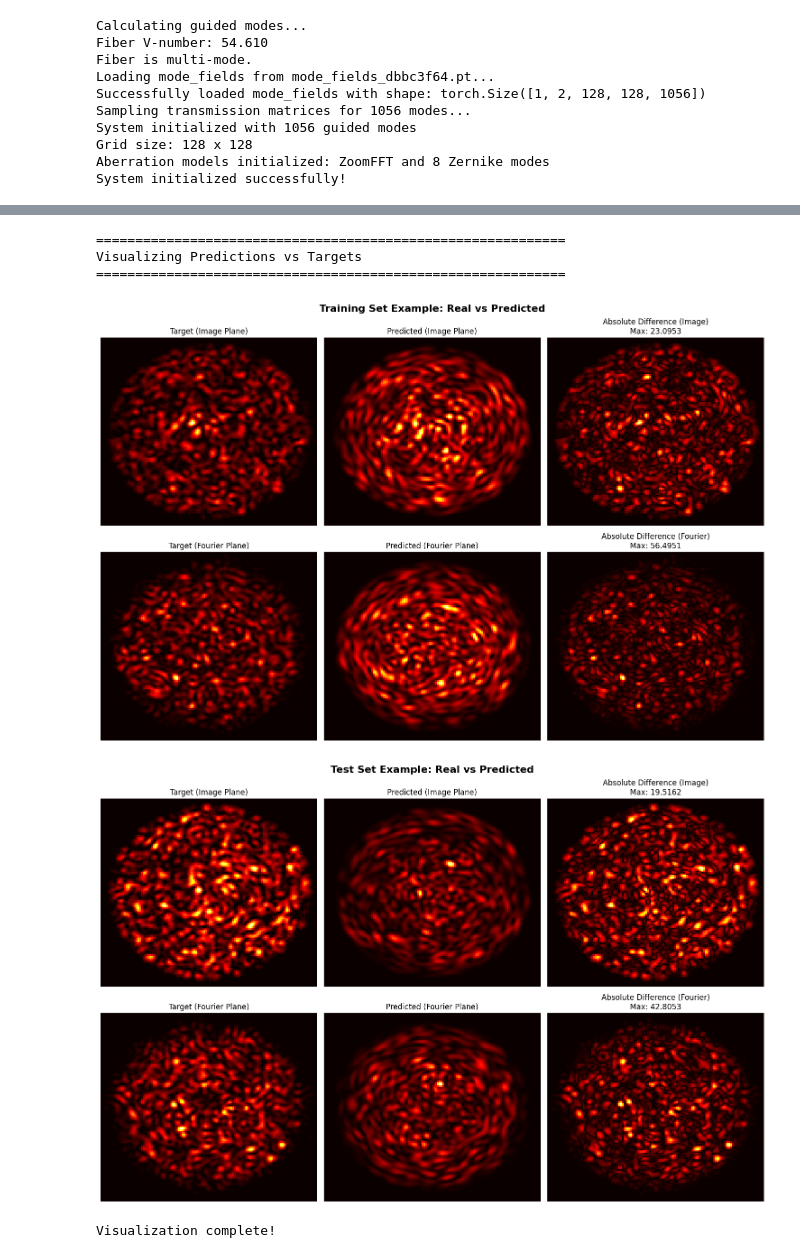
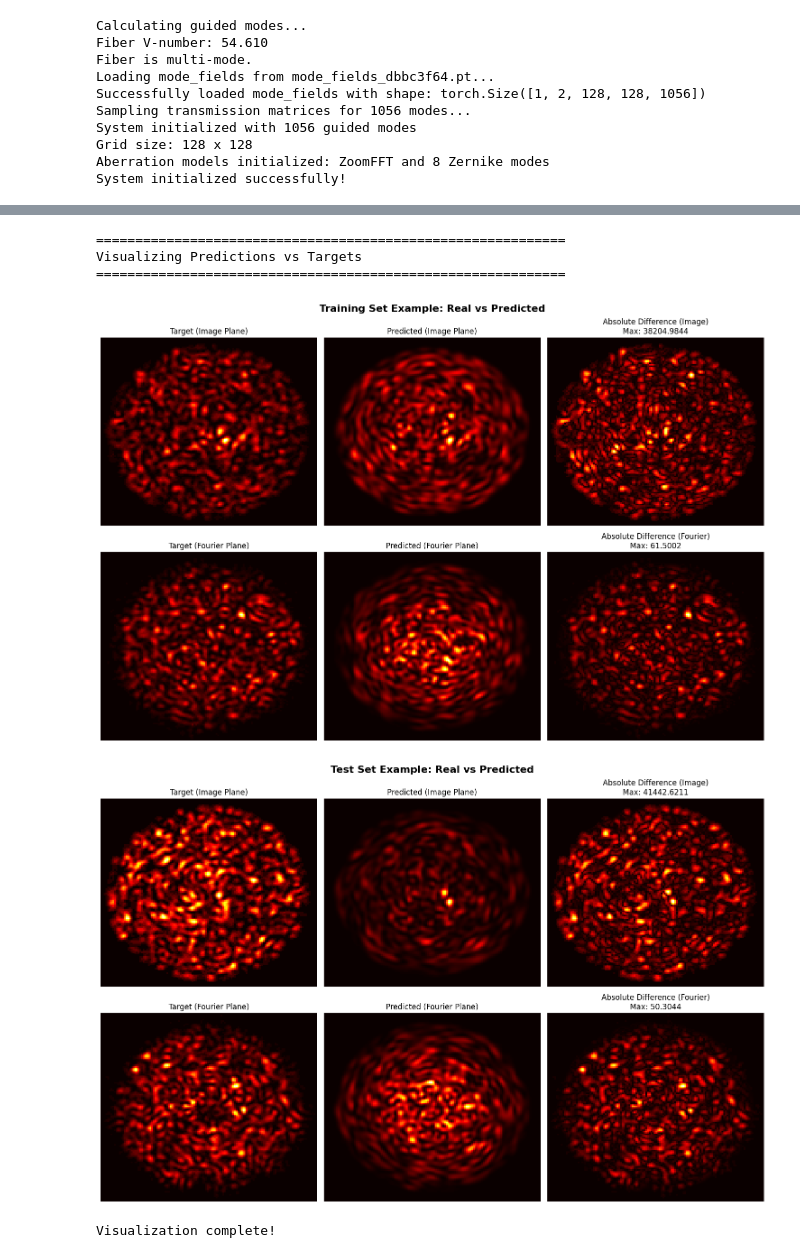
Before and after one commit to dvirmarsh/TM_aquisition, a Jupyter notebook: TM_retrieve.ipynb, the cells around one changed output, grey strips where cells are left out. Drawn from its saved outputs; the diff is of its cells as text; code cells hidden in the pictures.

```diff
--- a/TM_retrieve.ipynb
+++ b/TM_retrieve.ipynb
@@ -75,8 +76,11 @@ def load_real_mmf_data(h5_file_path: str, experiment_group: str, train_test_spli
 
         # Load the three datasets
         slm_phase = group[slm_key][:]  # (N, H, W)
-        intensity_image = group[img_key][:]*im_factor  # (N, H, W)
+        slm_phase = np.flip(slm_phase, axis=(-2,-1))  # flip because of the 4F system
+        intensity_image = group[img_key][:]  # (N, H, W)
+        intensity_image = np.flip(intensity_image, axis=(-2,-1))  # flip because of the 4F system and BS
         intensity_fourier = group[fourier_key][:]  # (N, H, W)
+        intensity_fourier = np.flip(intensity_fourier, axis=(-2,-1))  # flip because of the 4F system and BS
 
         print(f"Using dataset keys: {slm_key}, {img_key}, {fourier_key}")
 
@@ -90,6 +94,7 @@ def load_real_mmf_data(h5_file_path: str, experiment_group: str, train_test_spli
         if slm_phase.dtype == np.uint8 or slm_phase.dtype == 'uint8':
             print("Converting uint8 phase masks to phase values (0-255 -> 0 to 2π*255/256)...")
             slm_phase = slm_phase.astype(np.float32) * 2 * np.pi / 256.0
+            print(f"slm_phase max: {slm_phase.max()} | slm_phase min: {slm_phase.min()}")
         elif slm_phase.max() <= 1.0 and slm_phase.min() >= 0.0:
             # If already normalized to [0, 1], scale to [0, 2π]
             print("Scaling phase masks from [0, 1] to [0, 2π]...")
@@ -104,7 +109,7 @@ def load_real_mmf_data(h5_file_path: str, experiment_group: str, train_test_spli
         # Convert to torch tensors
         slm_phase_tensor = torch.from_numpy(slm_phase).float()
         intensity_targets_tensor = torch.from_numpy(intensity_targets).float()
-
+        intensity_targets_tensor[:,0] = intensity_targets_tensor[:,0] * im_factor
         # Split into train and test
         num_samples = slm_phase_tensor.shape[0]
         indices = np.arange(num_samples)
@@ -530,7 +507,6 @@ for side in ['tran', 'ref']:
     dx_final[side]['slm'] = dx_SLM*N_pix['slm']/64.0
 
 tran_im_factor = magnification**2*bs_split/(1-bs_split)*et_ratio
-
 # lab data
 h5_file_path = "measurement_sampler_data2.h5"  # Update with your H5 file path
 experiment_group = "experiment_0"  # Update with the experiment group name
@@ -550,7 +526,7 @@ core_index = np.sqrt(cladding_index**2 + NA**2)
 N_0 = 128
 f = 200e-3 # focal length of the lens
 mult_factor = {
-    'tran': dx_final['tran']['im']**2/(wavelength*f),
+    'tran': dx_final['tran']['im']**2/(wavelength*obj_f),
     'slm': dx_final['tran']['slm']**2/(wavelength*obj_f)
 }
 
@@ -730,7 +668,8 @@ train_data, test_data = load_real_mmf_data(
     h5_file_path=h5_file_path,
     experiment_group=experiment_group,
     train_test_split_ratio=train_test_ratio,
-    random_seed=42
+    random_seed=42,
+    im_factor=tran_im_factor
 )
 
 # Move data to appropriate device
@@ -752,6 +691,8 @@ print(f"  Intensity targets: {train_data['intensity_targets'].shape}")
 print(f"Test data shapes:")
 print(f"  SLM patterns: {test_data['slm_patterns'].shape}")
 print(f"  Intensity targets: {test_data['intensity_targets'].shape}")
+tot_power = torch.sum(train_data['intensity_targets'], dim=(-1,-2)).mean(dim=0)
+print(f"Total power: {tot_power[0]/tot_power[1]*(dx_final['tran']['im']/dx_final['tran']['four'])**2}")
 # %% [output]
 ============================================================
 Loading Real MMF Measurement Data
@@ -808,13 +749,13 @@ history_real = optimize_tm_slm(
     tm_system=tm_system_real,
     slm_patterns=train_data['slm_patterns'],
     intensity_targets=train_data['intensity_targets'],
-    num_epochs=100,  # Adjust as needed
-    learning_rate=0.0001,  # Adjust as needed
+    num_epochs=300,  # Adjust as needed
+    learning_rate=0.001,  # Adjust as needed
     batch_size=512,  # Adjust based on your GPU memory
     planes='both',
     optimize_aberrations=optimize_aberrations,
     test_data=test_data,  # Pass test data to track test loss
-    use_exposure_normalization=True  # Enable exposure time normalization for real lab data
+    use_exposure_normalization=False  # Enable exposure time normalization for real lab data
 )
 
 end_time = time.time()
@@ -1050,8 +991,8 @@ Final TM Norm: 17.151775
 ============================================================
 Visualizing Predictions vs Targets
 ============================================================
-[figure, old version]
+[figure, new version]
-[figure, old version]
+[figure, new version]
 Visualization complete!
 # %%
 print(train_data['intensity_targets'].shape)
```
Also changed, not shown: parts of 12 cells of this notebook, 1 other file.
